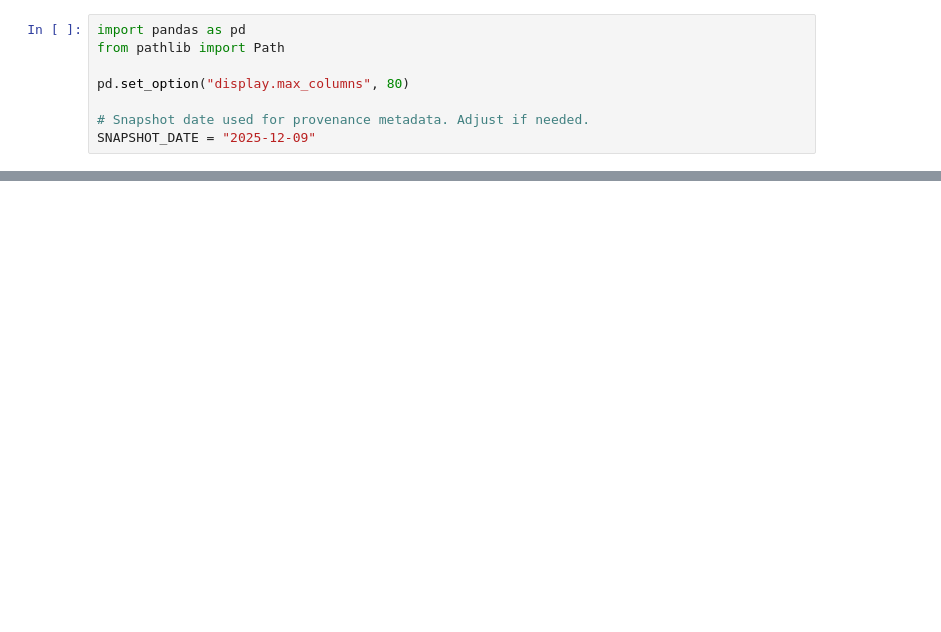
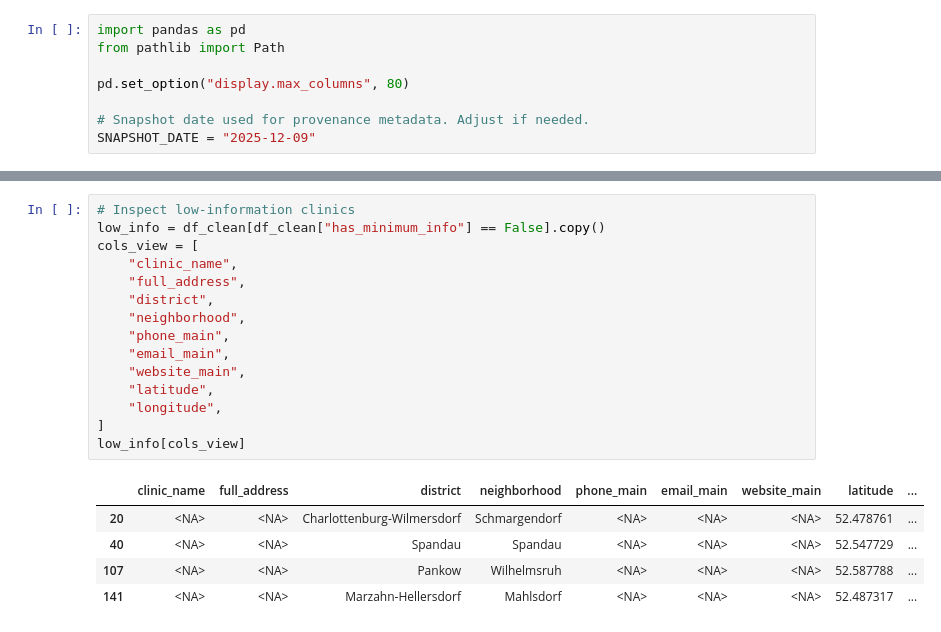
Before and after one commit to Nigar1209/berlin-poi-osm-pipeline, a Jupyter notebook: veterinary_clinics/02_vet_clinics_cleaning_and_normalization.ipynb, the cells around one changed output, grey strips where cells are left out. Drawn from its saved outputs; the diff is of its cells as text; blank space fills up the shorter version.

```diff
--- a/veterinary_clinics/02_vet_clinics_cleaning_and_normalization.ipynb
+++ b/veterinary_clinics/02_vet_clinics_cleaning_and_normalization.ipynb
@@ -396,0 +476,21 @@ Shape: (175, 29)
+# %%
+# Inspect low-information clinics
+low_info = df_clean[df_clean["has_minimum_info"] == False].copy()
+cols_view = [
+    "clinic_name",
+    "full_address",
+    "district",
+    "neighborhood",
+    "phone_main",
+    "email_main",
+    "website_main",
+    "latitude",
+    "longitude",
+]
+low_info[cols_view]
+# %% [output]
+|  | clinic_name | full_address | district | neighborhood | phone_main | email_main | website_main | latitude | ... |
+| 20 | <NA> | <NA> | Charlottenburg-Wilmersdorf | Schmargendorf | <NA> | <NA> | <NA> | 52.478761 | ... |
+| 40 | <NA> | <NA> | Spandau | Spandau | <NA> | <NA> | <NA> | 52.547729 | ... |
+| 107 | <NA> | <NA> | Pankow | Wilhelmsruh | <NA> | <NA> | <NA> | 52.587788 | ... |
+| 141 | <NA> | <NA> | Marzahn-Hellersdorf | Mahlsdorf | <NA> | <NA> | <NA> | 52.487317 | ... |
```
Also changed, not shown: parts of 15 cells of this notebook, 3 other files.
